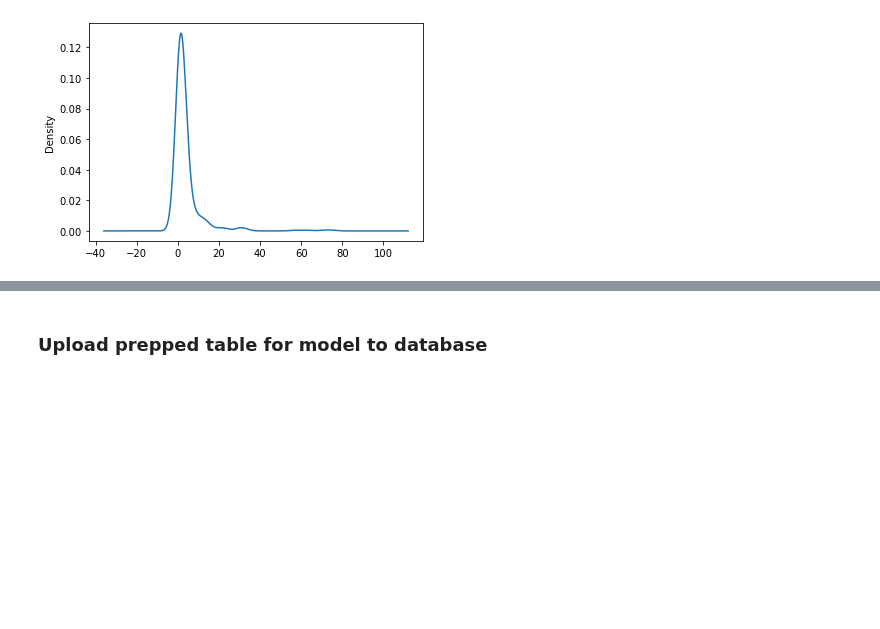
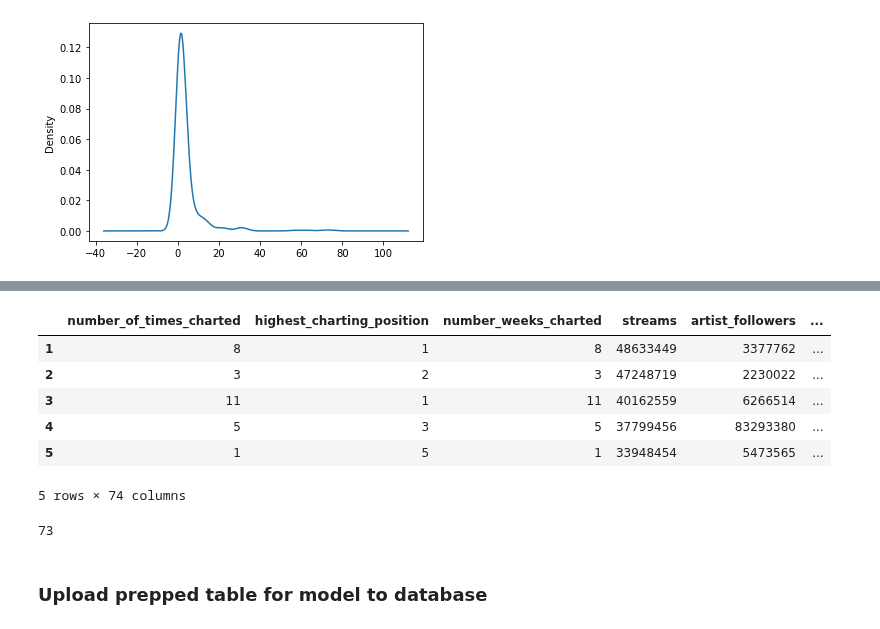
Before and after one commit to aseo67/Top_Songs_Analysis, a Jupyter notebook: TopSongsAnalysis_Model.ipynb, the cells around one changed output, grey strips where cells are left out. Cells and saved outputs as stored; diff of their text form; code cells hidden in the pictures; blank space fills up the shorter version.

```diff
--- a/TopSongsAnalysis_Model.ipynb
+++ b/TopSongsAnalysis_Model.ipynb
@@ -233,0 +257,13 @@ Name: genre, dtype: int64
+# %%
+# Merge one-hot encoded features into song_ml_df & drop originals
+song_ml_df = song_ml_df.merge(encode_df, left_index=True, right_index=True)
+song_ml_df = song_ml_df.drop(song_cat, 1)
+song_ml_df.head()
+# %% [output]
+|  | number_of_times_charted | highest_charting_position | number_weeks_charted | streams | artist_followers | ... |
+| 1 | 8 | 1 | 8 | 48633449 | 3377762 | ... |
+| 2 | 3 | 2 | 3 | 47248719 | 2230022 | ... |
+| 3 | 11 | 1 | 11 | 40162559 | 6266514 | ... |
+| 4 | 5 | 3 | 5 | 37799456 | 83293380 | ... |
+| 5 | 1 | 5 | 1 | 33948454 | 5473565 | ... |
+5 rows × 74 columns
@@ -233,0 +277,5 @@ Name: genre, dtype: int64
+# %%
+# Check size of X training data
+len(X_train[0])
+# %% [output]
+73
```
Also changed, not shown: parts of 19 cells of this notebook.
